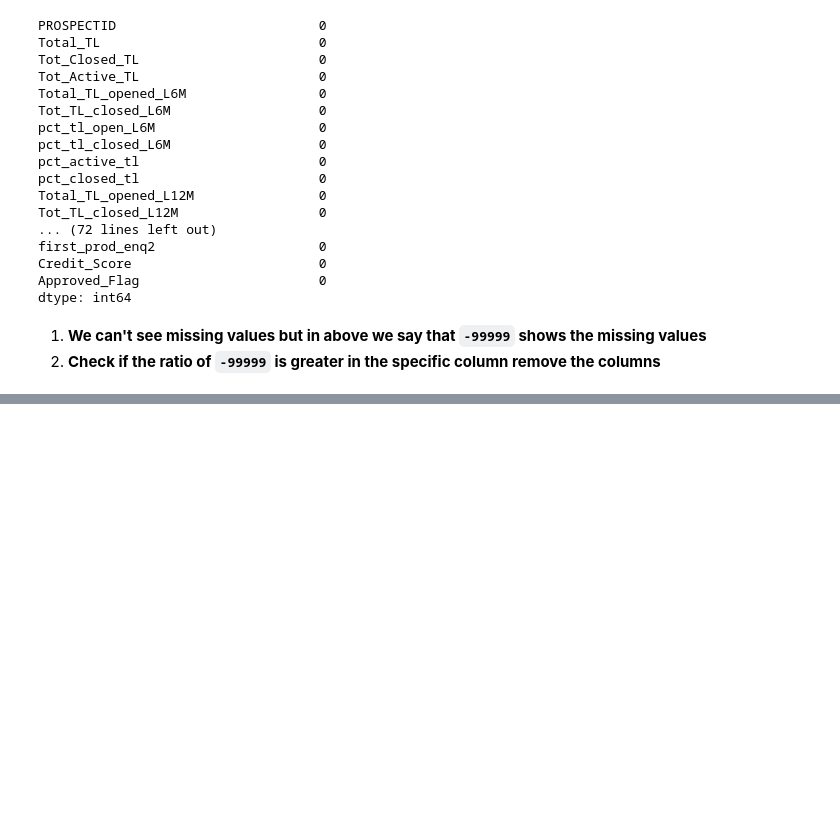
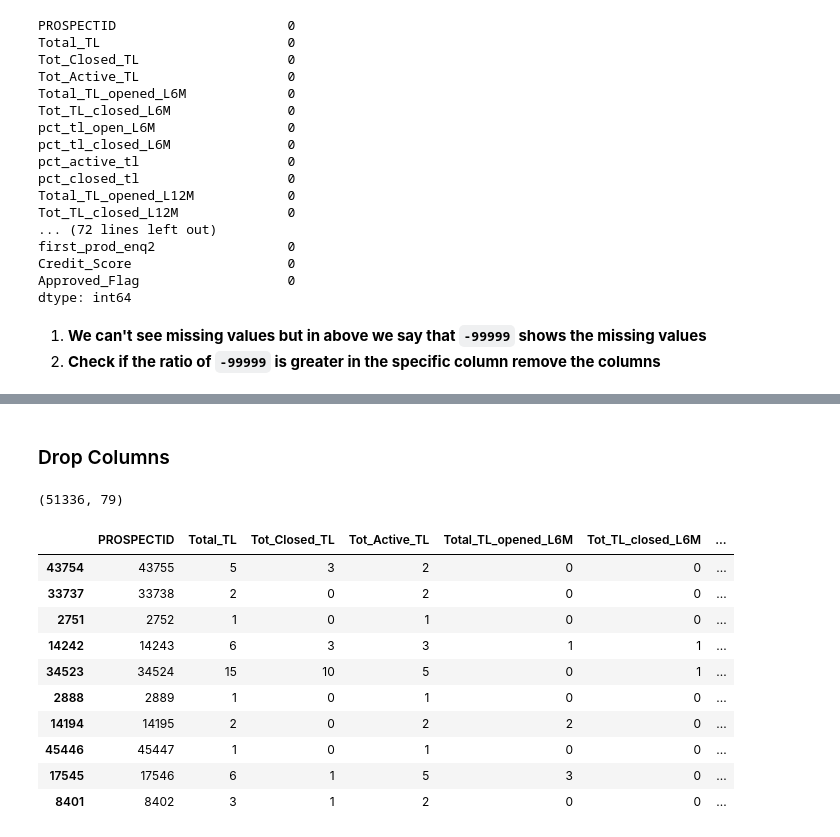
Before and after one commit to Sami606713/CreditRisk, a Jupyter notebook: Credit-Risk-Management.ipynb, the cells around one changed output, grey strips where cells are left out. Saved outputs shown, nothing was run; the diff lists cells and outputs as text; code cells hidden in the pictures; blank space fills up the shorter version.

Commit message:
Handling Missing values done

```diff
--- a/Credit-Risk-Management.ipynb
+++ b/Credit-Risk-Management.ipynb
@@ -29,8 +28,8 @@ for i in os.listdir("Data"):
 C:\Users\Laptop House\Weekly Task\CreditRisk\Data\case_study1.xlsx
 C:\Users\Laptop House\Weekly Task\CreditRisk\Data\case_study2.xlsx
 # %%
-df1=pd.read_excel(file_path[0],na_values=-99999)
-df2=pd.read_excel(file_path[1],na_values=-99999)
+df1=pd.read_excel(file_path[0])
+df2=pd.read_excel(file_path[1])
 # %% [markdown]
 # Data Preprocessing
 1. Top records
@@ -202,5 +199,3 @@ Index(['PROSPECTID', 'Total_TL', 'Tot_Closed_TL', 'Tot_Active_TL',
 # %% [markdown]
 # 6. Null Values
 1. First we can make the copy of dataframe
-# %%
-temp=final_df.copy()
@@ -269,0 +240,8 @@ final_df.shape
+# %%
+col_to_drop=[]
+for i in final_df.columns:
+    temp=final_df[final_df[i]==-99999].shape[0]
+    ratio= round(temp/len(final_df),3)*100
+    if(temp>10000 or temp2>10000 ):
+        print(f"{i} -> -99999 value is -> {temp} and ratio is {ratio}%")
+        col_to_drop.append(i)
@@ -269,0 +268,22 @@ final_df.shape
+# %% [markdown]
+### Drop Columns
+# %%
+final_df.drop(columns=col_to_drop,inplace=True)
+# %%
+final_df.shape
+# %% [output]
+(51336, 79)
+# %%
+final_df.sample(10)
+# %% [output]
+|  | PROSPECTID | Total_TL | Tot_Closed_TL | Tot_Active_TL | Total_TL_opened_L6M | Tot_TL_closed_L6M | ... |
+| 43754 | 43755 | 5 | 3 | 2 | 0 | 0 | ... |
+| 33737 | 33738 | 2 | 0 | 2 | 0 | 0 | ... |
+| 2751 | 2752 | 1 | 0 | 1 | 0 | 0 | ... |
+| 14242 | 14243 | 6 | 3 | 3 | 1 | 1 | ... |
+| 34523 | 34524 | 15 | 10 | 5 | 0 | 1 | ... |
+| 2888 | 2889 | 1 | 0 | 1 | 0 | 0 | ... |
+| 14194 | 14195 | 2 | 0 | 2 | 2 | 0 | ... |
+| 45446 | 45447 | 1 | 0 | 1 | 0 | 0 | ... |
+| 17545 | 17546 | 6 | 1 | 5 | 3 | 0 | ... |
+| 8401 | 8402 | 3 | 1 | 2 | 0 | 0 | ... |
```
Also changed, not shown: parts of 27 cells of this notebook, 2 other files.
